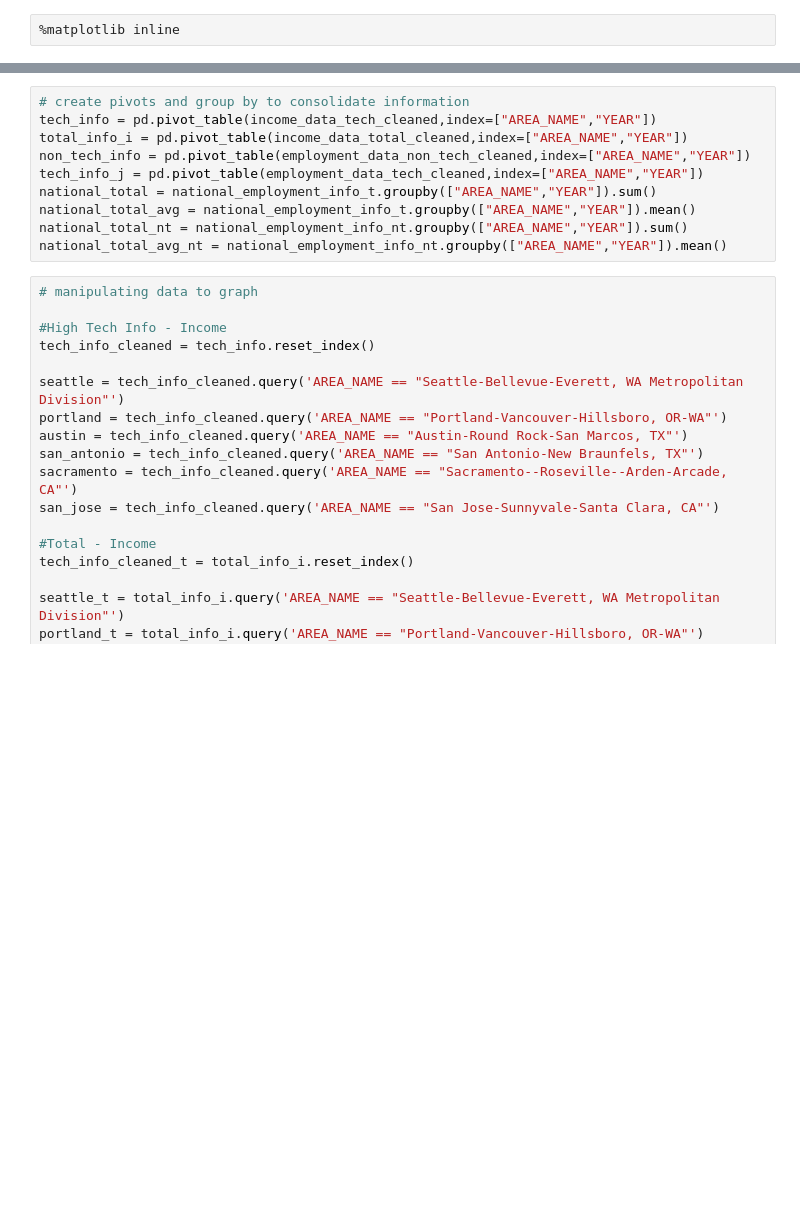
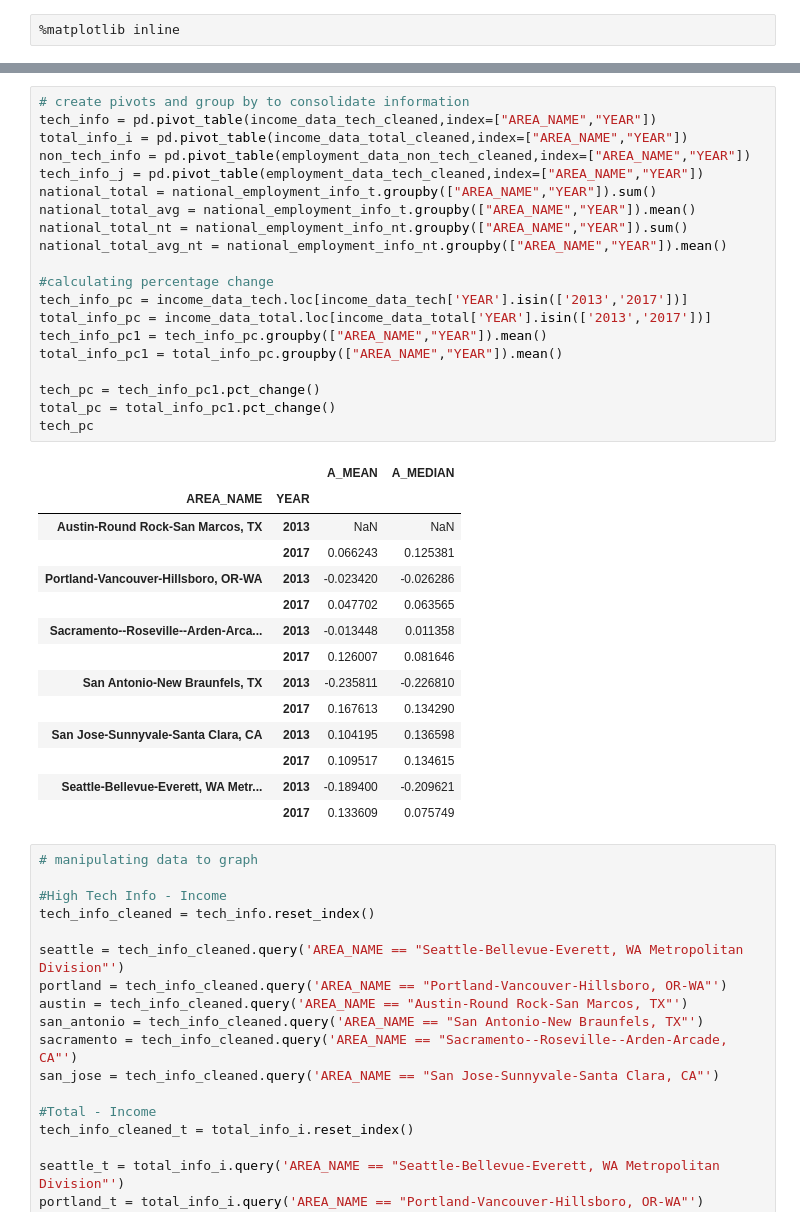
Before and after one commit to mrcjbf/project-one-repo, a Jupyter notebook: INCOME_FINAL.ipynb, the cells around one changed output, grey strips where cells are left out. Cells and saved outputs as stored; diff of their text form; blank space fills up the shorter version.

```diff
--- a/INCOME_FINAL.ipynb
+++ b/INCOME_FINAL.ipynb
@@ -196,13 +178,38 @@ employment_data_tech_cleaned.head()
 # %%
 # create pivots and group by to consolidate information
 tech_info = pd.pivot_table(income_data_tech_cleaned,index=["AREA_NAME","YEAR"])
 total_info_i = pd.pivot_table(income_data_total_cleaned,index=["AREA_NAME","YEAR"])
 non_tech_info = pd.pivot_table(employment_data_non_tech_cleaned,index=["AREA_NAME","YEAR"])
 tech_info_j = pd.pivot_table(employment_data_tech_cleaned,index=["AREA_NAME","YEAR"])
 national_total = national_employment_info_t.groupby(["AREA_NAME","YEAR"]).sum()
 national_total_avg = national_employment_info_t.groupby(["AREA_NAME","YEAR"]).mean()
 national_total_nt = national_employment_info_nt.groupby(["AREA_NAME","YEAR"]).sum()
 national_total_avg_nt = national_employment_info_nt.groupby(["AREA_NAME","YEAR"]).mean()
+
+#calculating percentage change
+tech_info_pc = income_data_tech.loc[income_data_tech['YEAR'].isin(['2013','2017'])]
+total_info_pc = income_data_total.loc[income_data_total['YEAR'].isin(['2013','2017'])]
+tech_info_pc1 = tech_info_pc.groupby(["AREA_NAME","YEAR"]).mean()
+total_info_pc1 = total_info_pc.groupby(["AREA_NAME","YEAR"]).mean()
+
+tech_pc = tech_info_pc1.pct_change()
+total_pc = total_info_pc1.pct_change()
+tech_pc
+# %% [output]
+|  |  | A_MEAN | A_MEDIAN |
+| AREA_NAME | YEAR |  |  |
+| Austin-Round Rock-San Marcos, TX | 2013 | NaN | NaN |
+|  | 2017 | 0.066243 | 0.125381 |
+| Portland-Vancouver-Hillsboro, OR-WA | 2013 | -0.023420 | -0.026286 |
+|  | 2017 | 0.047702 | 0.063565 |
+| Sacramento--Roseville--Arden-Arca... | 2013 | -0.013448 | 0.011358 |
+|  | 2017 | 0.126007 | 0.081646 |
+| San Antonio-New Braunfels, TX | 2013 | -0.235811 | -0.226810 |
+|  | 2017 | 0.167613 | 0.134290 |
+| San Jose-Sunnyvale-Santa Clara, CA | 2013 | 0.104195 | 0.136598 |
+|  | 2017 | 0.109517 | 0.134615 |
+| Seattle-Bellevue-Everett, WA Metr... | 2013 | -0.189400 | -0.209621 |
+|  | 2017 | 0.133609 | 0.075749 |
 # %%
 # manipulating data to graph
 
```
Also changed, not shown: parts of 2 cells of this notebook.
